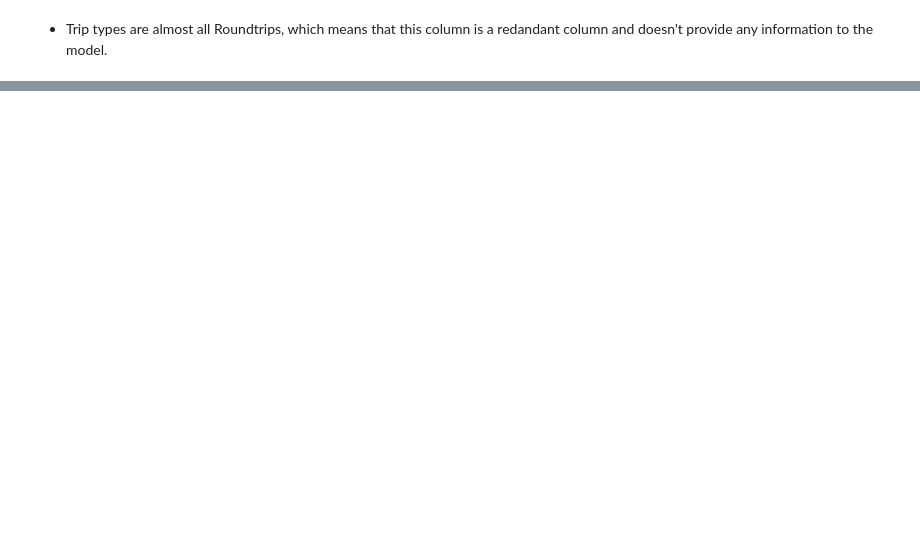
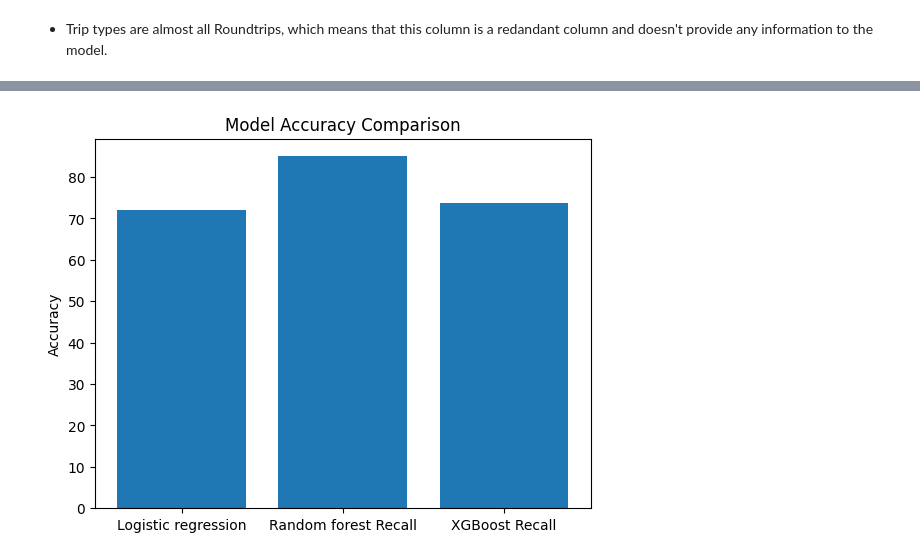
Before and after one commit to youssefsame7/British-Airways-Virtual-Internship, a Jupyter notebook: task2.ipynb, the cells around one changed output, grey strips where cells are left out. Drawn from its saved outputs; the diff is of its cells as text; code cells hidden in the pictures; blank space fills up the shorter version.

```diff
--- a/task2.ipynb
+++ b/task2.ipynb
@@ -242,0 +316,9 @@ ImportError: cannot import name '_average' from 'sklearn.utils._array_api' (c:\U
+# %%
+lr_acc = cross_val_score(lr, X_train_scaled, y_train, cv=cv, scoring='accuracy')
+print(f"Logistic regression Accuracy: {lr_acc}")
+
+rf_acc = cross_val_score(rf, X_train_scaled, y_train, cv=cv, scoring='accuracy')
+print(f"Random forest Accuracy: {rf_acc}")
+
+gb_acc = cross_val_score(gb, X_train_scaled, y_train, cv=cv, scoring='accuracy')
+print(f"XGBoost Accuracy: {gb_acc}")
@@ -242,0 +337,8 @@ ImportError: cannot import name '_average' from 'sklearn.utils._array_api' (c:\U
+# %%
+#plot models results
+plt.bar(['Logistic regression', 'Random forest Recall', 'XGBoost Recall'], [lr_acc.mean()*100, rf_acc.mean()*100, gb_acc.mean()*100])
+plt.ylabel('Accuracy')
+plt.title('Model Accuracy Comparison')
+plt.show()
+# %% [output]
+[figure, added]
```
Also changed, not shown: parts of 21 cells of this notebook, 1 other file.
